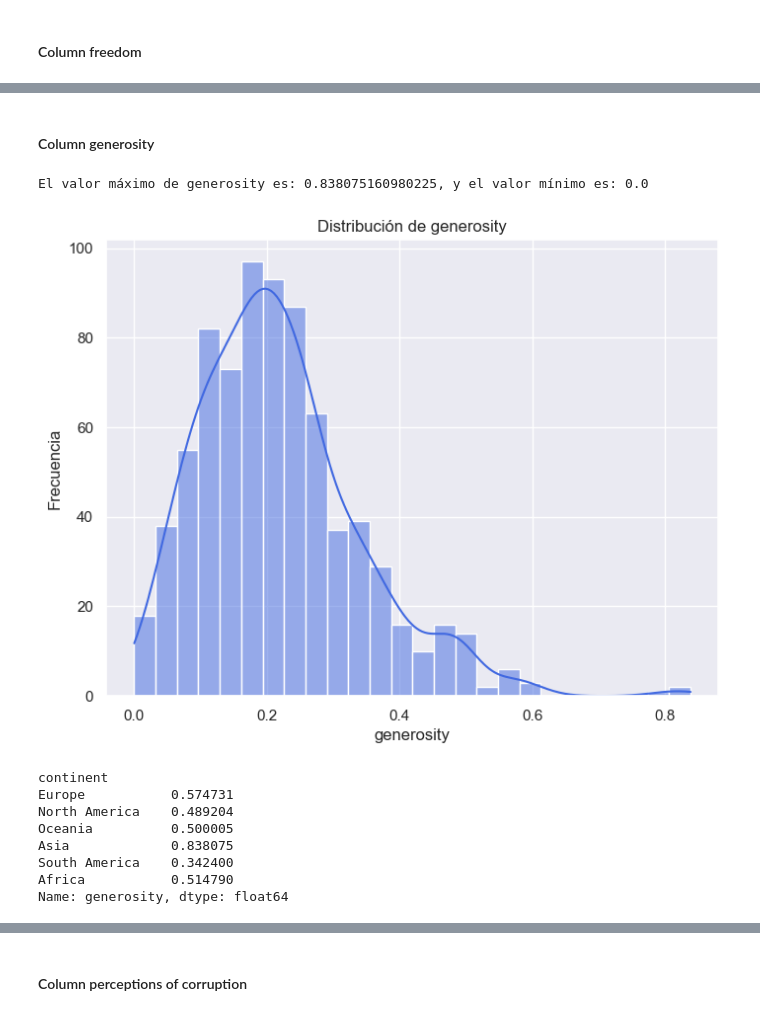
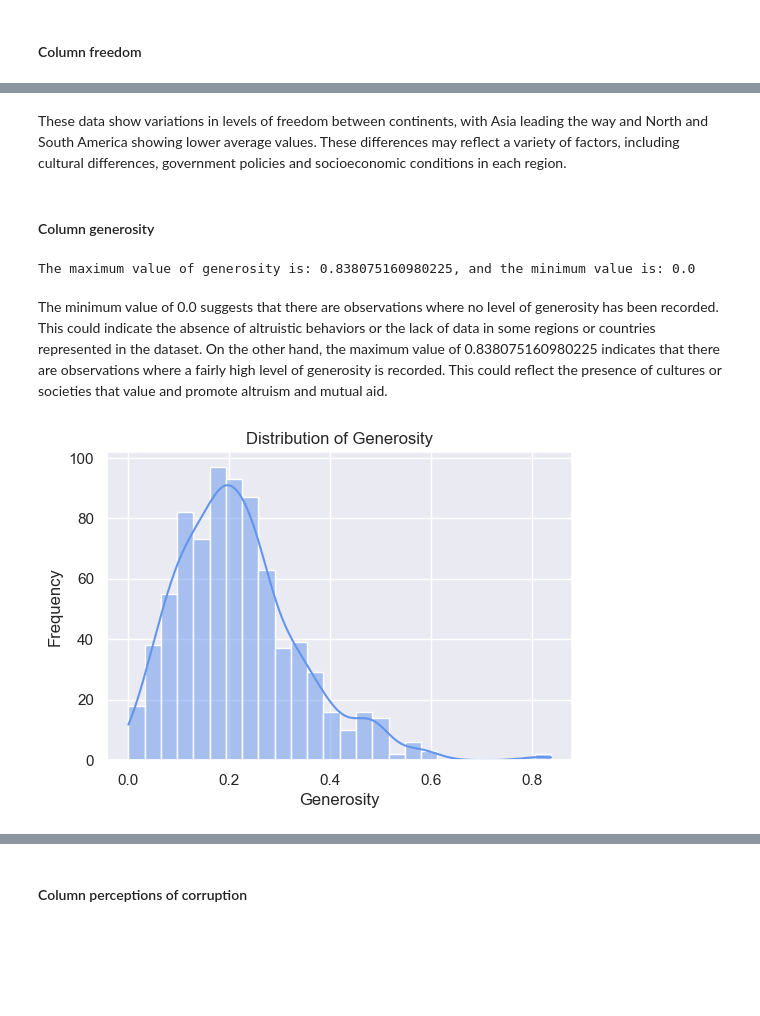
Before and after one commit to ManuelaMayorga/ETL_Workshop_03, a Jupyter notebook: notebooks/001-EDA.ipynb, the cells around one changed output, grey strips where cells are left out. Drawn from its saved outputs; the diff is of its cells as text; code cells hidden in the pictures; blank space fills up the shorter version.

```diff
--- a/notebooks/001-EDA.ipynb
+++ b/notebooks/001-EDA.ipynb
@@ -1131,28 +1116,20 @@ Name: freedom, dtype: float64
+# %% [markdown]
+These data show variations in levels of freedom between continents, with Asia leading the way and North and South America showing lower average values. These differences may reflect a variety of factors, including cultural differences, government policies and socioeconomic conditions in each region.
 # %% [markdown]
 #### Column generosity
 # %%
 max_generosity, min_generosity = df['generosity'].max(), df['generosity'].min()
-print(f"El valor máximo de generosity es: {max_generosity}, y el valor mínimo es: {min_generosity}")
+print(f"The maximum value of generosity is: {max_generosity}, and the minimum value is: {min_generosity}")
 # %% [output]
-El valor máximo de generosity es: 0.838075160980225, y el valor mínimo es: 0.0
+The maximum value of generosity is: 0.838075160980225, and the minimum value is: 0.0
+# %% [markdown]
+The minimum value of 0.0 suggests that there are observations where no level of generosity has been recorded. This could indicate the absence of altruistic behaviors or the lack of data in some regions or countries represented in the dataset. On the other hand, the maximum value of 0.838075160980225 indicates that there are observations where a fairly high level of generosity is recorded. This could reflect the presence of cultures or societies that value and promote altruism and mutual aid.
 # %%
-plt.figure(figsize=(8, 6))
+plt.figure(figsize=(6, 4))
 sns.histplot(df['generosity'], kde=True, color='cornflowerblue')
-plt.title('Distribución de generosity')
-plt.xlabel('generosity')
-plt.ylabel('Frecuencia')
+plt.title('Distribution of Generosity')
+plt.xlabel('Generosity')
+plt.ylabel('Frequency')
 plt.show()
 # %% [output]
-[figure, old version]
+[figure, new version]
-# %%
-continent_happiness = df.groupby(['continent'], sort=False)['generosity'].max().head(10)
-continent_happiness
-# %% [output]
-continent
-Europe           0.574731
-North America    0.489204
-Oceania          0.500005
-Asia             0.838075
-South America    0.342400
-Africa           0.514790
-Name: generosity, dtype: float64
```
Also changed, not shown: parts of 21 cells of this notebook.
